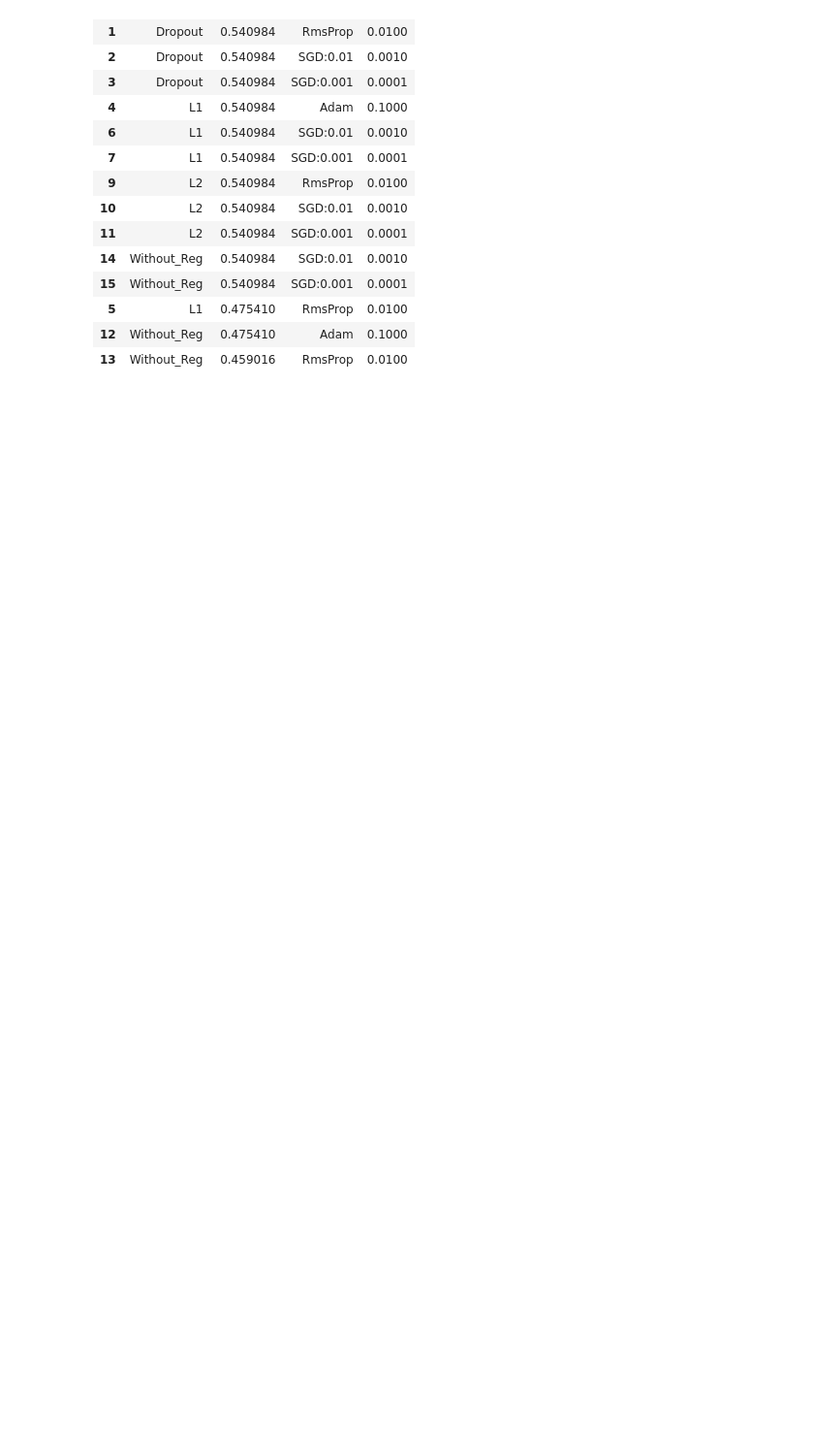
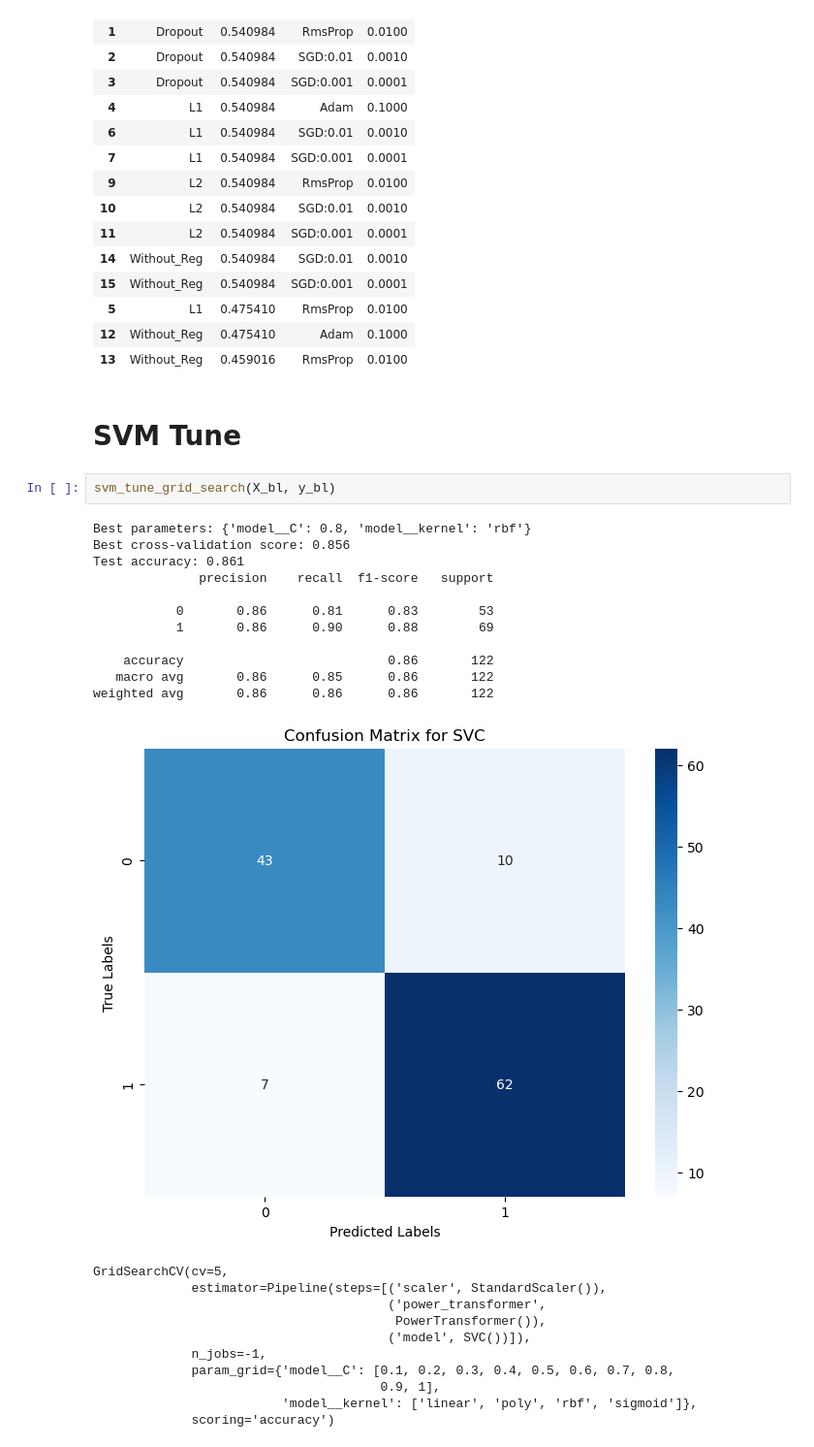
Before and after one commit to MaukanMir/Survival-Patient-Heart-Failure-Classification, a Jupyter notebook: training.ipynb, the cells around one changed output. Shown: that part at 97% size. Saved outputs shown, nothing was run; the diff lists cells and outputs as text; blank space fills up the shorter version.

Commit message:
added new models

```diff
--- a/training.ipynb
+++ b/training.ipynb
@@ -488,3 +610,30 @@ end_result
 | 5 | L1 | 0.475410 | RmsProp | 0.0100 |
 | 12 | Without_Reg | 0.475410 | Adam | 0.1000 |
 | 13 | Without_Reg | 0.459016 | RmsProp | 0.0100 |
+# %% [markdown]
+# SVM Tune
+# %%
+svm_tune_grid_search(X_bl, y_bl)
+# %% [output]
+Best parameters: {'model__C': 0.8, 'model__kernel': 'rbf'}
+Best cross-validation score: 0.856
+Test accuracy: 0.861
+              precision    recall  f1-score   support
+
+           0       0.86      0.81      0.83        53
+           1       0.86      0.90      0.88        69
+
+    accuracy                           0.86       122
+   macro avg       0.86      0.85      0.86       122
+weighted avg       0.86      0.86      0.86       122
+[figure, added]
+GridSearchCV(cv=5,
+             estimator=Pipeline(steps=[('scaler', StandardScaler()),
+                                       ('power_transformer',
+                                        PowerTransformer()),
+                                       ('model', SVC())]),
+             n_jobs=-1,
+             param_grid={'model__C': [0.1, 0.2, 0.3, 0.4, 0.5, 0.6, 0.7, 0.8,
+                                      0.9, 1],
+                         'model__kernel': ['linear', 'poly', 'rbf', 'sigmoid']},
+             scoring='accuracy')
```
Also changed, not shown: parts of 4 cells of this notebook.
